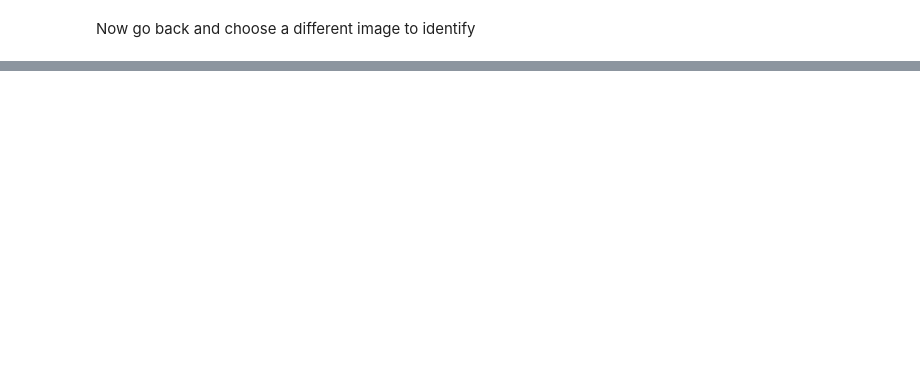
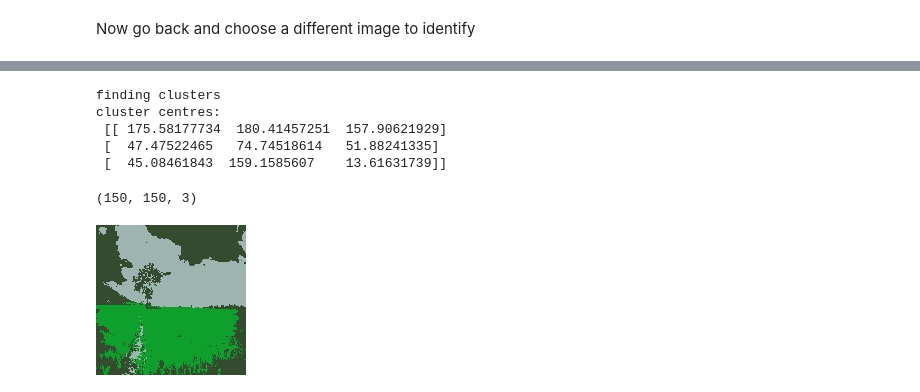
Before and after one commit to whyboris/ml-with-python-and-keras, a Jupyter notebook: notebooks/image_recognition.ipynb, the cells around one changed output, grey strips where cells are left out. Drawn from its saved outputs; the diff is of its cells as text; code cells hidden in the pictures; blank space fills up the shorter version.

Commit message:
image sort start

```diff
--- a/notebooks/image_recognition.ipynb
+++ b/notebooks/image_recognition.ipynb
@@ -140,0 +124,34 @@ Now go back and choose a different image to identify
+# %%
+
+
+print('finding clusters')
+codes, dist = scipy.cluster.vq.kmeans(ar, NUM_CLUSTERS)
+print('cluster centres:\n', codes)
+
+def round_codes(codes):
+  return np.round(codes)
+
+codes = (round_codes(codes))
+
+vecs, dist = scipy.cluster.vq.vq(ar, codes)         # assign codes
+counts, bins = scipy.histogram(vecs, len(codes))    # count occurrences
+
+index_max = scipy.argmax(counts)                    # find most frequent
+peak = codes[index_max]
+# %% [output]
+finding clusters
+cluster centres:
+ [[ 175.58177734  180.41457251  157.90621929]
+ [  47.47522465   74.74518614   51.88241335]
+ [  45.08461843  159.1585607    13.61631739]]
+# %%
+c = ar.copy()
+for i, code in enumerate(codes):
+    c[scipy.r_[scipy.where(vecs == i)], :] = code
+lol = c.reshape(*shape)
+# %%
+lol = lol.astype(int)
+# %%
+lol.shape
+# %% [output]
+(150, 150, 3)
@@ -140,0 +161,11 @@ Now go back and choose a different image to identify
+# %%
+def imshow(img):
+    import cv2
+    import IPython
+    _,ret = cv2.imencode('.jpg', img)
+    i = IPython.display.Image(data=ret)
+    IPython.display.display(i)
+# %%
+imshow(lol)
+# %% [output]
+[figure, added]
```
Also changed, not shown: parts of 15 cells of this notebook, 1 other file.
